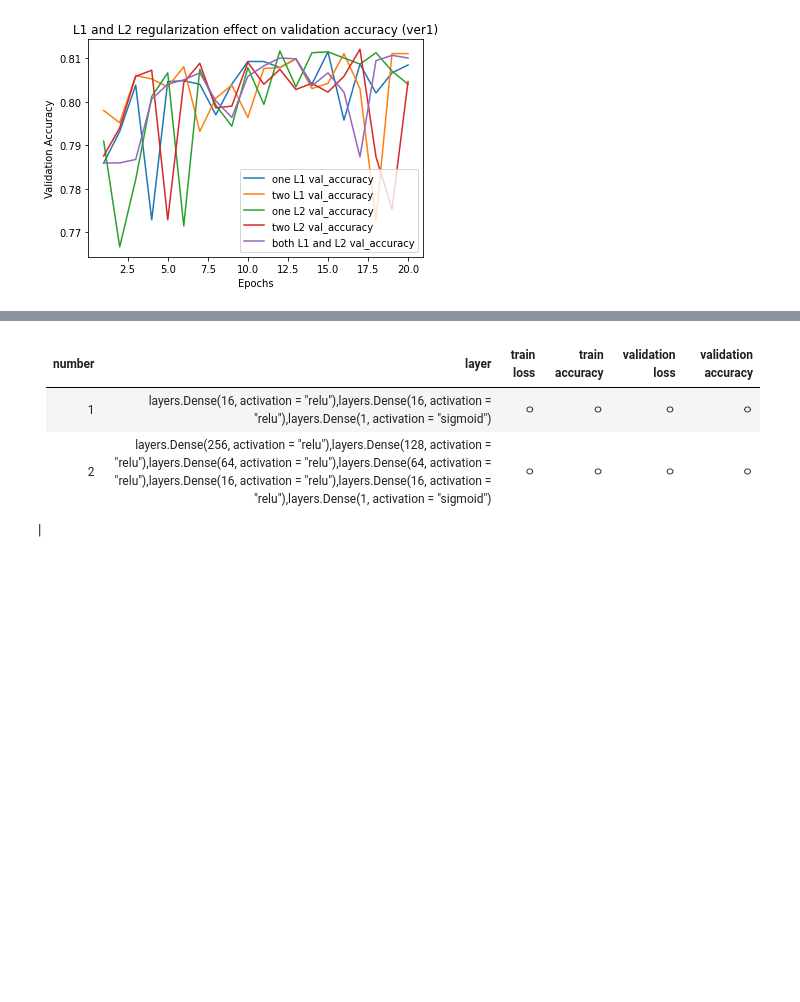
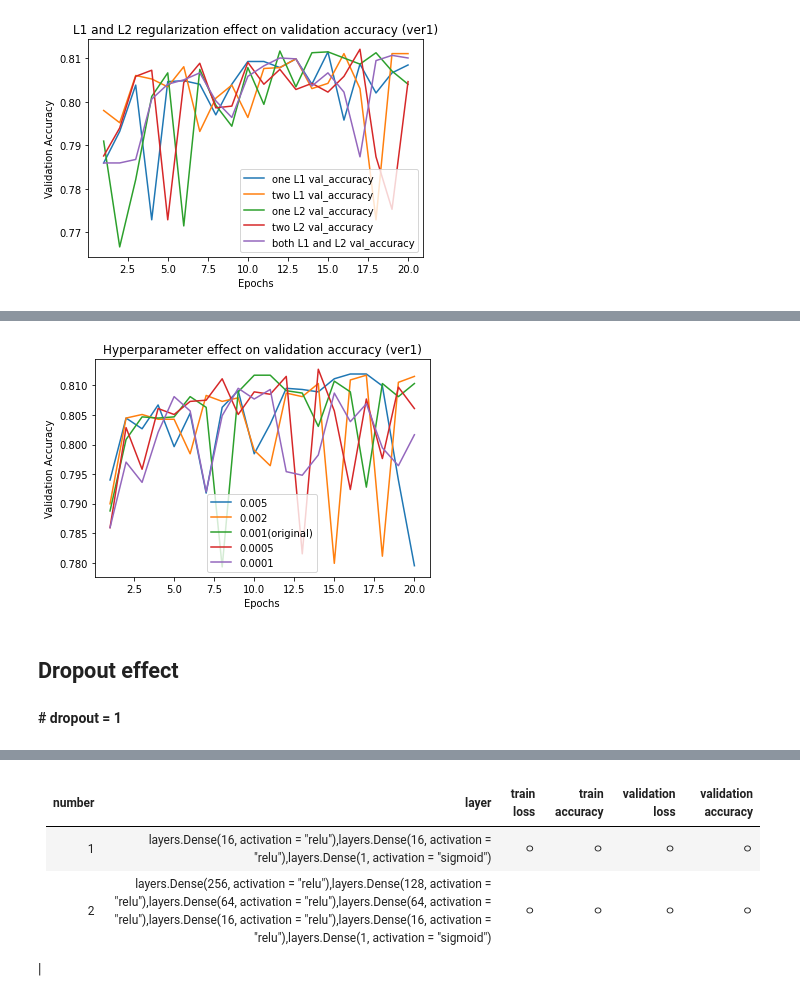
Before and after one commit to mjiii25/22-1_DL, a Jupyter notebook: team-project/modeling-dl.ipynb, the cells around one changed output, grey strips where cells are left out. Drawn from its saved outputs; the diff is of its cells as text; code cells hidden in the pictures; blank space fills up the shorter version.

```diff
--- a/team-project/modeling-dl.ipynb
+++ b/team-project/modeling-dl.ipynb
@@ -807,0 +1028,37 @@ plt.show()
+# %%
+# Hyperparameter effect on validation accuracy
+
+
+import matplotlib.pyplot as plt
+
+
+
+val_acc_values_h1n1_ver1_one = history_dict_h1n1_ver1_one["val_accuracy"]
+val_acc_values_h1n1_ver1_two = history_dict_h1n1_ver1_two["val_accuracy"]
+val_acc_values_h1n1_ver1_three = history_dict_h1n1_ver1_three["val_accuracy"]
+val_acc_values_h1n1_ver1_four = history_dict_h1n1_ver1_four["val_accuracy"]
+val_acc_values_h1n1_ver1_five = history_dict_h1n1_ver1_five["val_accuracy"]
+
+
+
+epochs = range(1, len(val_acc_values_h1n1_ver1_one) + 1)
+
+
+plt.plot(epochs, val_acc_values_h1n1_ver1_one, label="0.005")
+plt.plot(epochs, val_acc_values_h1n1_ver1_two, label="0.002")
+plt.plot(epochs, val_acc_values_h1n1_ver1_three, label="0.001(original)")
+plt.plot(epochs, val_acc_values_h1n1_ver1_four, label="0.0005")
+plt.plot(epochs, val_acc_values_h1n1_ver1_five, label="0.0001")
+
+
+plt.title("Hyperparameter effect on validation accuracy (ver1)")
+plt.xlabel("Epochs")
+plt.ylabel("Validation Accuracy")
+plt.legend()
+plt.show()
+# %% [output]
+[figure, added]
+# %% [markdown]
+## **Dropout effect**
+# %% [markdown]
+**# dropout = 1**
```
Also changed, not shown: parts of 46 cells of this notebook.
